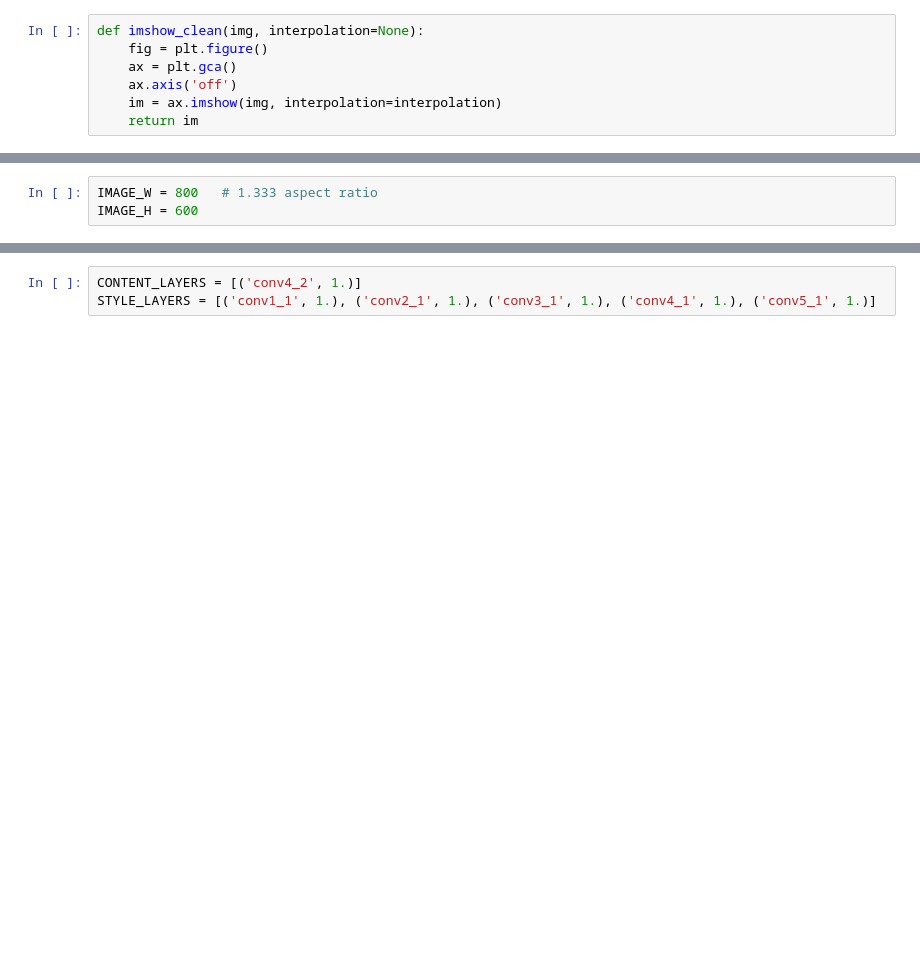
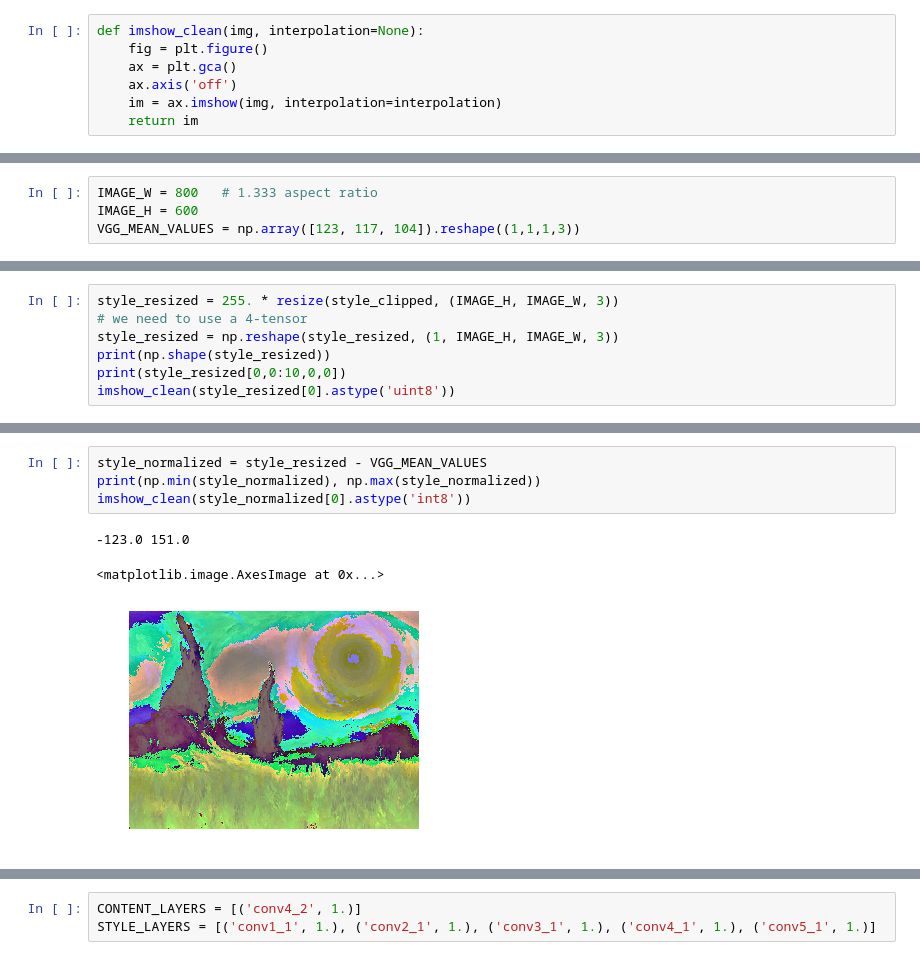
Before and after one commit to gnperdue/neuralart_tf, a Jupyter notebook: neural_art.ipynb, the cells around one changed output, grey strips where cells are left out. Drawn from its saved outputs; the diff is of its cells as text; blank space fills up the shorter version.

```diff
--- a/neural_art.ipynb
+++ b/neural_art.ipynb
@@ -85,3 +97,4 @@ In TensorFlow, image tensor shapes should be : `N x H x W x NChannels`. We will
 # %%
 IMAGE_W = 800   # 1.333 aspect ratio
 IMAGE_H = 600
+VGG_MEAN_VALUES = np.array([123, 117, 104]).reshape((1,1,1,3))
@@ -105,0 +113,7 @@ imshow_clean(style_resized)
+# %%
+style_resized = 255. * resize(style_clipped, (IMAGE_H, IMAGE_W, 3))
+# we need to use a 4-tensor
+style_resized = np.reshape(style_resized, (1, IMAGE_H, IMAGE_W, 3))
+print(np.shape(style_resized))
+print(style_resized[0,0:10,0,0])
+imshow_clean(style_resized[0].astype('uint8'))
@@ -105,0 +125,8 @@ imshow_clean(style_resized)
+# %%
+style_normalized = style_resized - VGG_MEAN_VALUES
+print(np.min(style_normalized), np.max(style_normalized))
+imshow_clean(style_normalized[0].astype('int8'))
+# %% [output]
+-123.0 151.0
+<matplotlib.image.AxesImage at 0x...>
+[figure, added]
```
Also changed, not shown: parts of 52 cells of this notebook.
